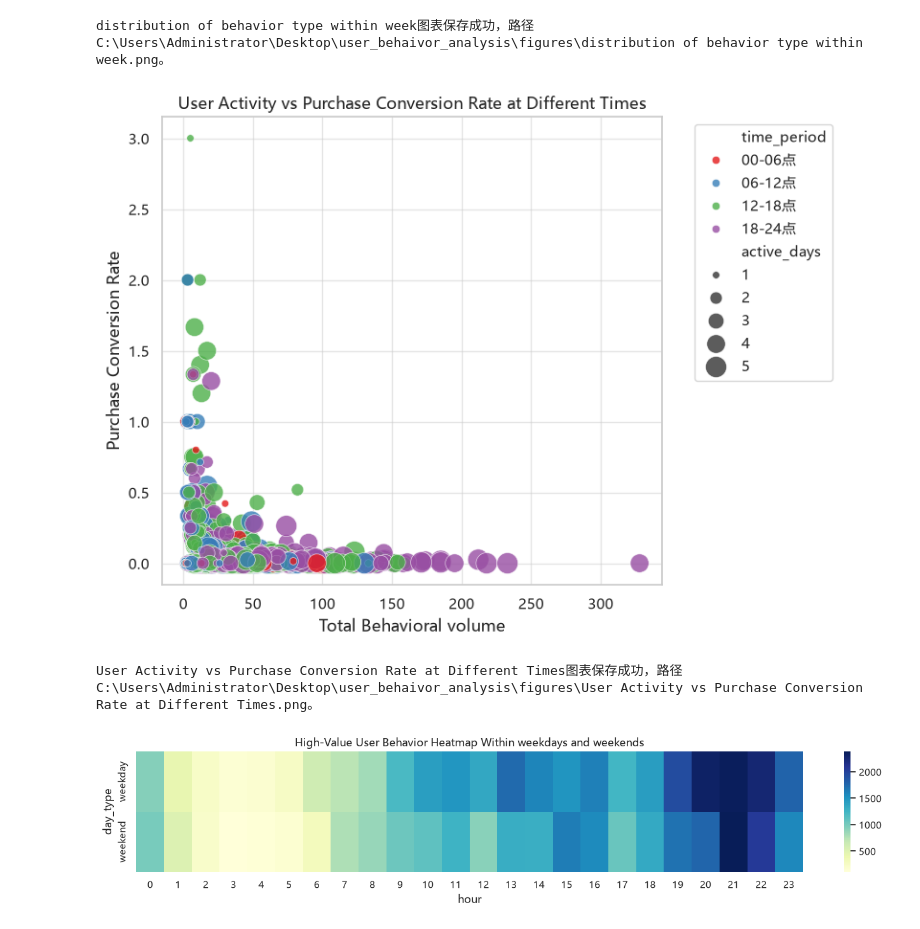
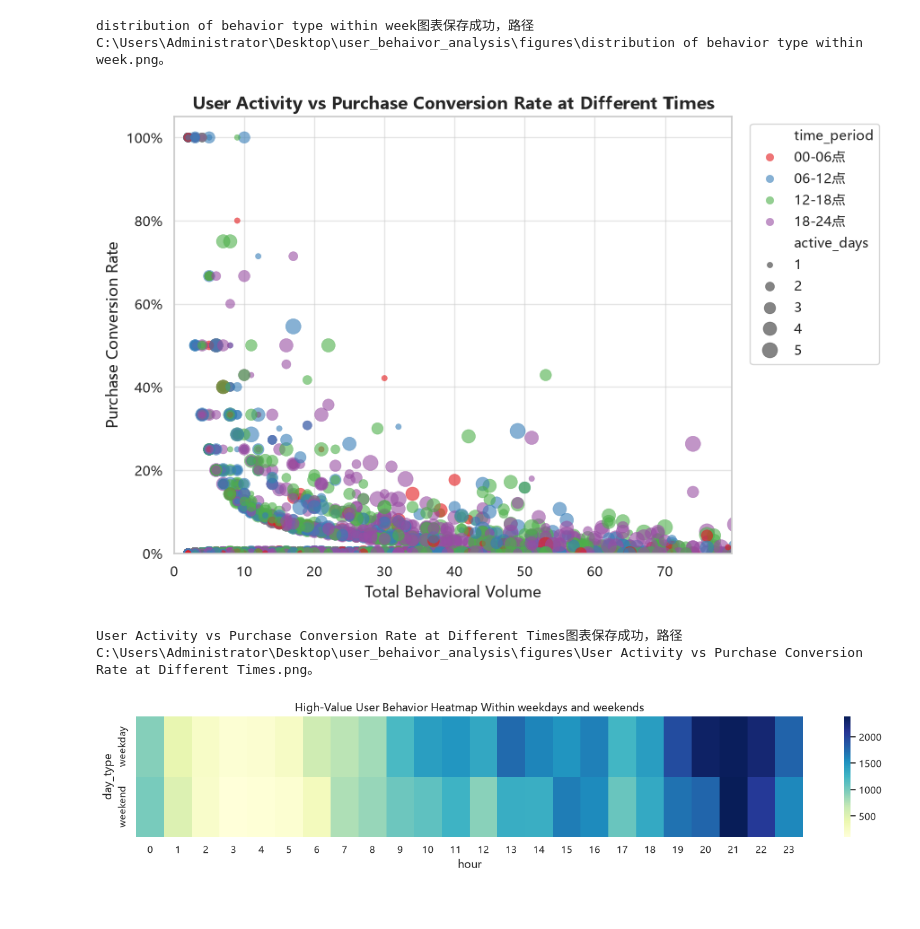
Before and after one commit to Olinovia/taobao_user_behavior_analysis, a Jupyter notebook: notebook/visual_chart.ipynb, the cells around one changed output. Saved outputs shown, nothing was run; the diff lists cells and outputs as text; code cells hidden in the pictures.

```diff
--- a/notebook/visual_chart.ipynb
+++ b/notebook/visual_chart.ipynb
@@ -281,29 +285,41 @@ save_fig('distribution of behavior type within week')
 # %% [output]
 [figure]
 distribution of behavior type within week图表保存成功，路径C:\Users\Administrator\Desktop\user_behaivor_analysis\figures\distribution of behavior type within week.png。
-# %%
-# user_tag_period*-4.
-result = user_tag_period(df)
-
-plt.figure(figsize=(8, 6))
-sns.scatterplot(
-    data=result,
-    x='total_behavior',
-    y='buy_rate',
-    hue='time_period',
-    size='active_days',
-    sizes=(30,250),
-    alpha=0.8,
-    palette='Set1'
-)
-plt.title(f'User Activity vs Purchase Conversion Rate at Different Times')
-plt.xlabel('Total Behavioral volume')
-plt.ylabel('Purchase Conversion Rate')
-plt.legend(bbox_to_anchor=(1.05, 1), loc='upper left')#图例位置，右上角图表外
-save_fig('User Activity vs Purchase Conversion Rate at Different Times')
-# %% [output]
-[figure, removed]
-User Activity vs Purchase Conversion Rate at Different Times图表保存成功，路径C:\Users\Administrator\Desktop\user_behaivor_analysis\figures\User Activity vs Purchase Conversion Rate at Different Times.png。
+# %%
+# user_tag_period*-4.
+result = user_tag_period(df)
+
+result_clean = result[(result['buy_rate'] <= 1.0) & (result['total_behavior'] >= 2)].copy()
+x_max = result_clean['total_behavior'].quantile(0.97)
+
+plt.figure(figsize=(9, 6))
+sns.scatterplot(
+    data=result_clean,
+    x='total_behavior',
+    y='buy_rate',
+    hue='time_period',
+    size='active_days',
+    sizes=(20, 150),        # 稍微调小了气泡的最大尺寸，防糊
+    alpha=0.6,              # 透明度调低一点，点叠在一起也能看清
+    palette='Set1',
+    edgecolor=None          # 去掉边框，看起来更柔和
+)
+
+plt.xlim(0, x_max)
+plt.ylim(0, 1.05)
+
+plt.gca().yaxis.set_major_formatter(plt.FuncFormatter(lambda y, _: '{:.0%}'.format(y)))
+
+plt.title(f'User Activity vs Purchase Conversion Rate at Different Times', fontsize=14, fontweight='bold')
+plt.xlabel('Total Behavioral Volume', fontsize=12)
+plt.ylabel('Purchase Conversion Rate', fontsize=12)
+
+plt.legend(bbox_to_anchor=(1.02, 1), loc='upper left')
+
+save_fig('User Activity vs Purchase Conversion Rate at Different Times')
+# %% [output]
+[figure, added]
+User Activity vs Purchase Conversion Rate at Different Times图表保存成功，路径C:\Users\Administrator\Desktop\user_behaivor_analysis\figures\User Activity vs Purchase Conversion Rate at Different Times.png。
 # %%
 #high_value_comparison_within_day*-5.
 result = high_value_comparison_within_day(df)
```
Also changed, not shown: parts of 4 cells of this notebook, 4 other files.
